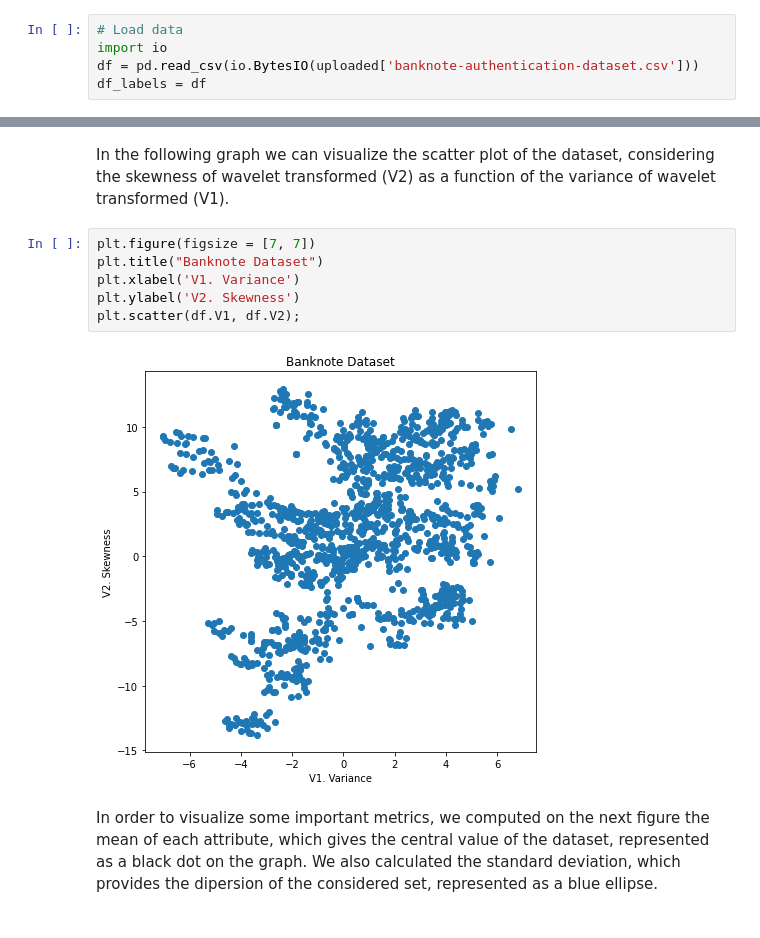
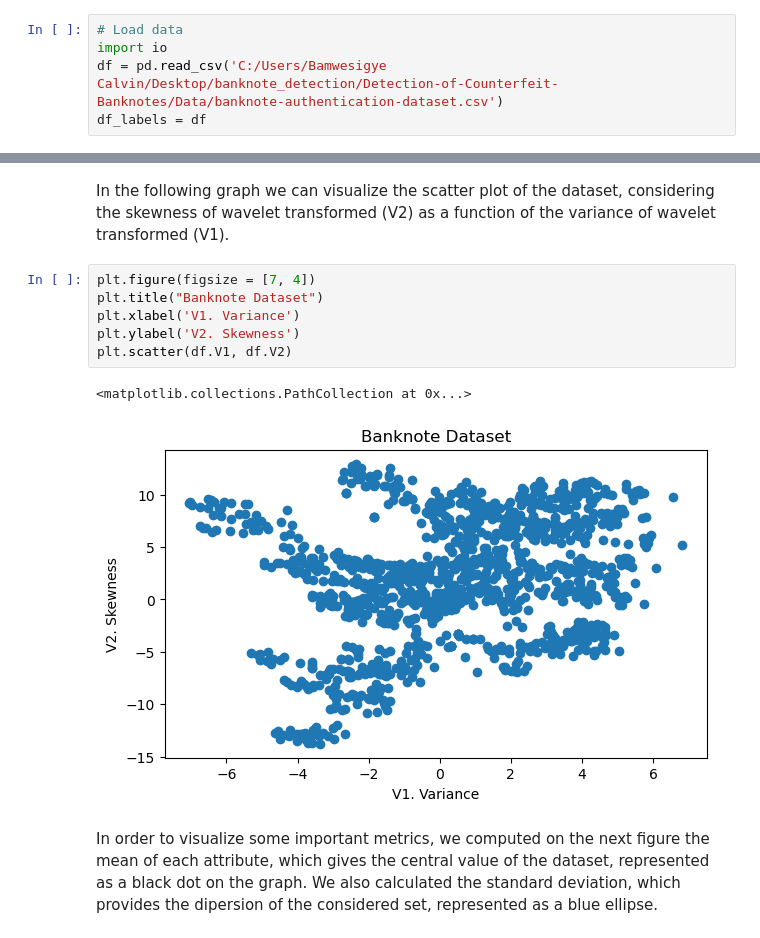
Before and after one commit to Bamwesigye-Calvin-Kiiza/Detection-of-Counterfeit-Banknotes, a Jupyter notebook: Counterfeit_Banknotes.ipynb, the cells around one changed output, grey strips where cells are left out. Cells and saved outputs as stored; diff of their text form.

```diff
--- a/Counterfeit_Banknotes.ipynb
+++ b/Counterfeit_Banknotes.ipynb
@@ -40,7 +34,7 @@ Saving banknote-authentication-dataset.csv to banknote-authentication-dataset (1
 # %%
 # Load data
 import io
-df = pd.read_csv(io.BytesIO(uploaded['banknote-authentication-dataset.csv']))
+df = pd.read_csv('C:/Users/Bamwesigye Calvin/Desktop/banknote_detection/Detection-of-Counterfeit-Banknotes/Data/banknote-authentication-dataset.csv')
 df_labels = df
 # %%
 # Set up to view all the info of the columns
@@ -94,13 +88,14 @@ df[df.duplicated()].shape[0]
 # %% [markdown]
 In the following graph we can visualize the scatter plot of the dataset, considering the skewness of wavelet transformed (V2) as a function of the variance of wavelet transformed (V1).
 # %%
-plt.figure(figsize = [7, 7])
+plt.figure(figsize = [7, 4])
 plt.title("Banknote Dataset")
 plt.xlabel('V1. Variance')
 plt.ylabel('V2. Skewness')
-plt.scatter(df.V1, df.V2);
+plt.scatter(df.V1, df.V2)
 # %% [output]
+<matplotlib.collections.PathCollection at 0x...>
-[figure, old version]
+[figure, new version]
 # %% [markdown]
 In order to visualize some important metrics, we computed on the next figure the mean of each attribute, which gives the central value of the dataset, represented as a black dot on the graph. We also calculated the standard deviation, which provides the dipersion of the considered set, represented as a blue ellipse.
 # %%
```
Also changed, not shown: parts of 3 cells of this notebook, 1 other file.
